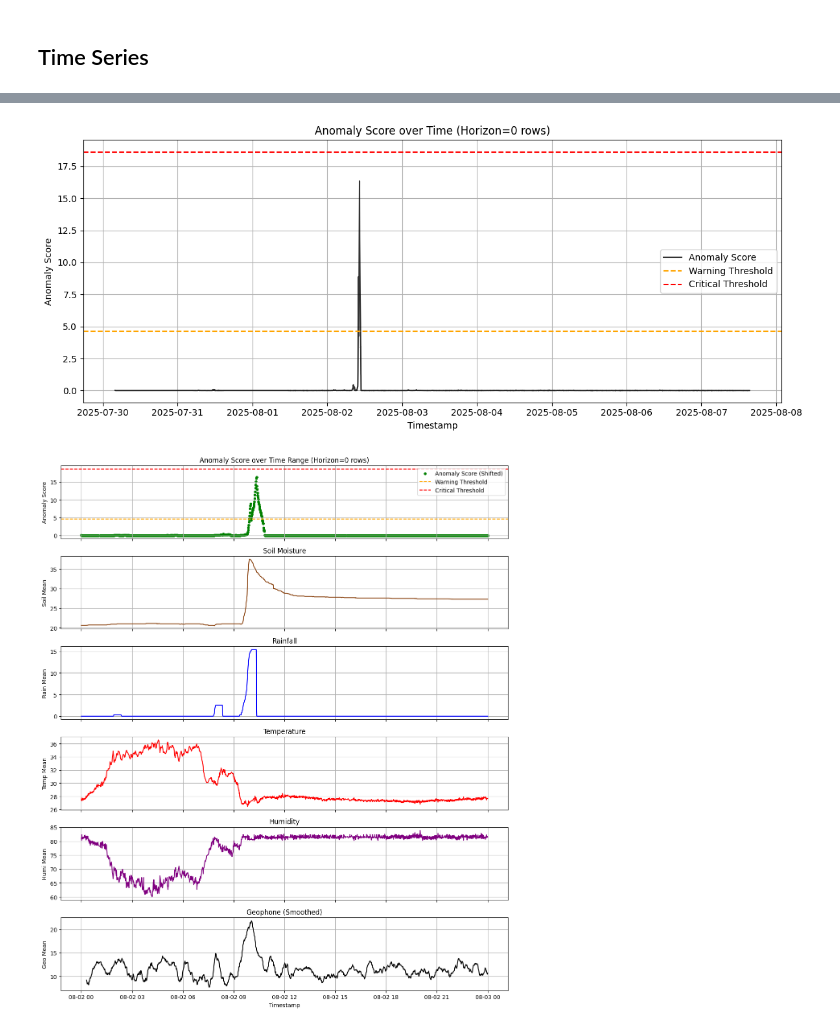
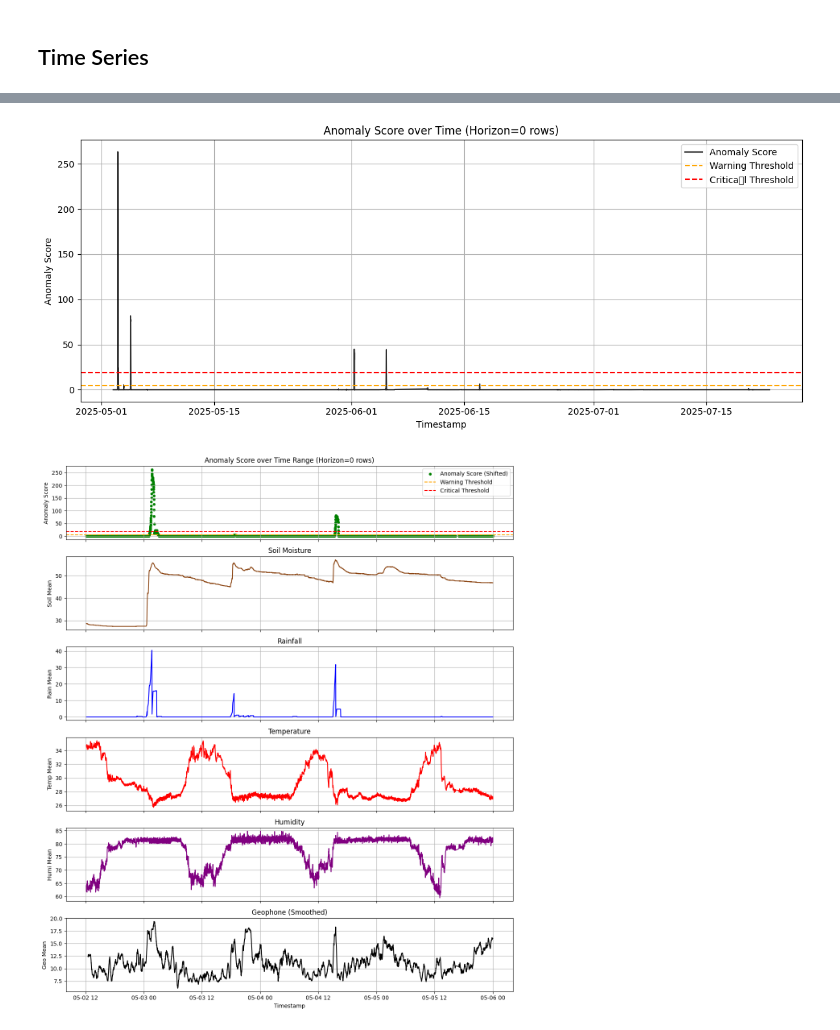
Before and after one commit to Ahmadaduwa/Landslide, a Jupyter notebook: models/LSTM_Autoencoders/LSTM_Autoencoders_Validate_fit.ipynb, the cells around one changed output, grey strips where cells are left out. Cells and saved outputs as stored; diff of their text form; code cells hidden in the pictures.

```diff
--- a/models/LSTM_Autoencoders/LSTM_Autoencoders_Validate_fit.ipynb
+++ b/models/LSTM_Autoencoders/LSTM_Autoencoders_Validate_fit.ipynb
@@ -118,7 +118,7 @@ def plot_pca(X_pca, labels, title):
 # --- Load model & preprocess training data ---
 scaler, model = load_resources('scaler_fit.save', 'lstm_autoencoder_model_fit.h5')
 
-df_raw = preprocess_data(['./../../data/dev101_resample1T_set2.csv'], numerical_cols)
+df_raw = preprocess_data(['./../../data/dev101_resample1T.csv'], numerical_cols)
 df_raw.drop(columns=["label"], inplace=True)
 df_scaled = scale_features(df_raw.copy(), scaler, numerical_cols)
 
@@ -343,13 +343,13 @@ if 'timestamp' in data_val.columns:
     plt.tight_layout()
     plt.show()
 # %% [output]
-[figure, old version]
+[figure, new version]
 # %%
 # --- Detailed Time Series Plot for a Specific Range ---
 df_dev_time_series = data_val.set_index('timestamp').sort_index()
 # Define a specific date range (adjust as per your data's timestamps)
-time_series_start = "2025-08-02 0:00:00"
-time_series_end = "2025-08-03 0:00:00"
+time_series_start = "2025-05-02 0:00:00"
+time_series_end = "2025-05-06 0:00:00"
 df_range = df_dev_time_series.loc[time_series_start:time_series_end].copy()
 if not df_range.empty:
     fig, axs = plt.subplots(6, 1, figsize=(12, 14), sharex=True) # Increased height for better visibility
@@ -364,34 +364,34 @@ if not df_range.empty:
     # Plot 2-5: Numerical columns
     axs[1].plot(df_range.index, df_range['soil_mean'], color='saddlebrown')
     axs[1].set_ylabel("Soil Mean")
     axs[1].set_title("Soil Moisture")
     axs[1].grid(True)
     axs[2].plot(df_range.index, df_range['rain_mean'], color='blue')
     axs[2].set_ylabel("Rain Mean")
     axs[2].set_title("Rainfall")
     axs[2].grid(True)
     axs[3].plot(df_range.index, df_range['temp_mean'], color='red')
     axs[3].set_ylabel("Temp Mean")
     axs[3].set_title("Temperature")
     axs[3].grid(True)
     axs[4].plot(df_range.index, df_range['humi_mean'], color='purple')
     axs[4].set_ylabel("Humi Mean")
     axs[4].set_title("Humidity")
     axs[4].grid(True)
     # Plot 6: Smoothed Geophone
     window_size = 20 # Adjust as needed
     smoothed_geo = df_range['geo_mean'].rolling(window=window_size).mean()
     axs[5].plot(df_range.index, smoothed_geo, color='black')
     axs[5].set_ylabel("Geo Mean")
     axs[5].set_title("Geophone (Smoothed)")
     axs[5].grid(True)
     plt.xlabel("Timestamp")
     plt.tight_layout()
     plt.show()
 else:
     print(f"\nWarning: The specified date range '{time_series_start}' to '{time_series_end}' for detailed time series plot is empty. Please check your data's timestamps.")
 # %% [output]
-[figure, old version]
+[figure, new version]
 # %%
 # --- Daily Anomaly Levels ---
 df_results_daily = data_val.copy()
```
Also changed, not shown: parts of 12 cells of this notebook, 27 other files.
